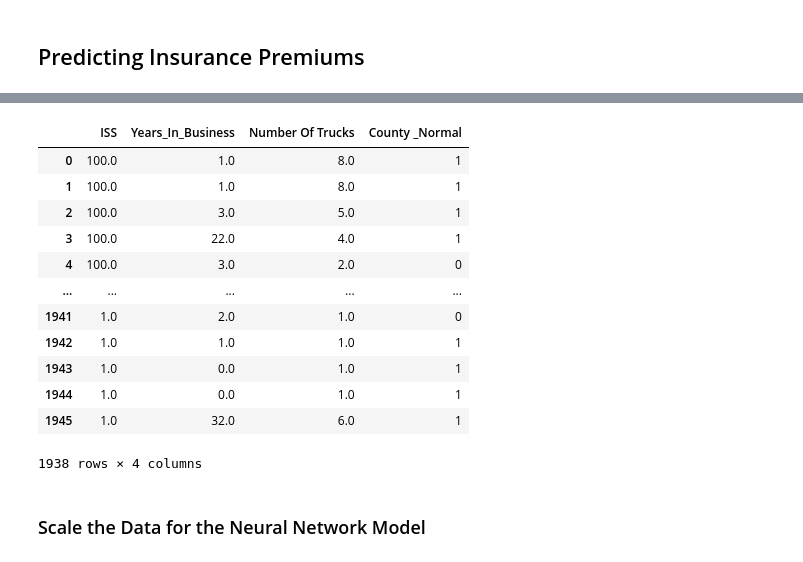
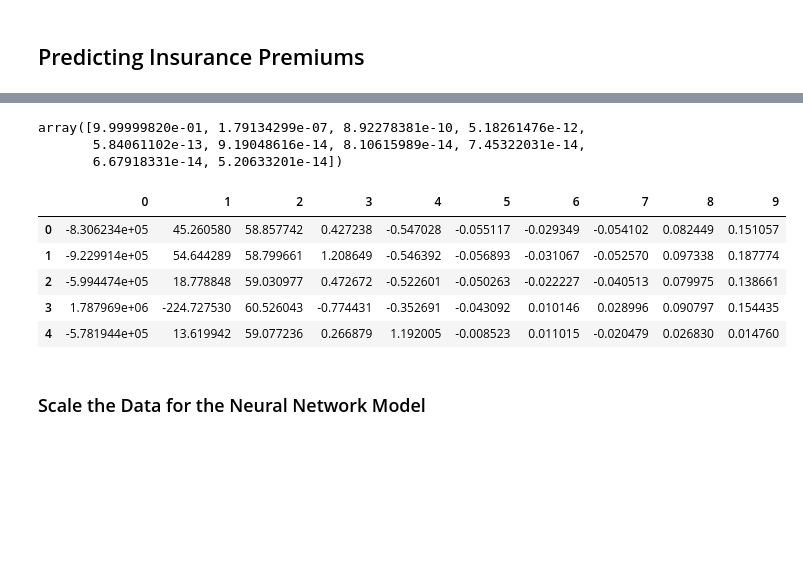
Before and after one commit to wdriera33/FintechProject2, a Jupyter notebook: InsurancePremiumModel.ipynb, the cells around one changed output, grey strips where cells are left out. Saved outputs shown, nothing was run; the diff lists cells and outputs as text; code cells hidden in the pictures; blank space fills up the shorter version.

```diff
--- a/InsurancePremiumModel.ipynb
+++ b/InsurancePremiumModel.ipynb
@@ -23,0 +29,5 @@ InsuranceData_df = InsuranceData_df.dropna()
+# %%
+#Get the Encoded Data from the original dataframe
+InsuranceData_df_encoded = pd.get_dummies(InsuranceData_df)
+feature_data_df = InsuranceData_df_encoded.drop(columns=['Yearly Premium'])
+feature_data_df.head()
@@ -23,0 +42,9 @@ InsuranceData_df = InsuranceData_df.dropna()
+# %%
+# set the PCA instance and declare the number of PCA variables
+pca=PCA(n_components=10)
+# %%
+# fit the PCA model on the transformed InsuranceData Dataframe
+insurance_pca = pca.fit_transform(feature_data_df)
+
+# reveiw the first 5 rows of the array of the features
+insurance_pca[:5]
@@ -24,25 +72,34 @@ InsuranceData_df = InsuranceData_df.dropna()
+# %%
+# Calculate the PCA explained variance ratio....this will determin if you have enough components to accurately explain the dataframe
+# the higher the sum of the number the better...it will explain x% of the total variance of the dataframe condensed into the PCA variables
+pca.explained_variance_ratio_
+# %% [output]
+array([9.99999820e-01, 1.79134299e-07, 8.92278381e-10, 5.18261476e-12,
+       5.84061102e-13, 9.19048616e-14, 8.10615989e-14, 7.45322031e-14,
+       6.67918331e-14, 5.20633201e-14])
+# %%
+# Create the PCA Dataframe
+insurance_pca_df = pd.DataFrame(
+    insurance_pca
+)
+
+# Review the PCA DataFrame
+insurance_pca_df.head()
+# %% [output]
+|  | 0 | 1 | 2 | 3 | 4 | 5 | 6 | 7 | 8 | 9 |
+| 0 | -8.306234e+05 | 45.260580 | 58.857742 | 0.427238 | -0.547028 | -0.055117 | -0.029349 | -0.054102 | 0.082449 | 0.151057 |
+| 1 | -9.229914e+05 | 54.644289 | 58.799661 | 1.208649 | -0.546392 | -0.056893 | -0.031067 | -0.052570 | 0.097338 | 0.187774 |
+| 2 | -5.994474e+05 | 18.778848 | 59.030977 | 0.472672 | -0.522601 | -0.050263 | -0.022227 | -0.040513 | 0.079975 | 0.138661 |
+| 3 | 1.787969e+06 | -224.727530 | 60.526043 | -0.774431 | -0.352691 | -0.043092 | 0.010146 | 0.028996 | 0.090797 | 0.154435 |
+| 4 | -5.781944e+05 | 13.619942 | 59.077236 | 0.266879 | 1.192005 | -0.008523 | 0.011015 | -0.020479 | 0.026830 | 0.014760 |
 # %%
 # Define the features data...aka the insurance premium feature inputs
 # right now I am just setting up the framework for the data inputs...for our project the X data will be all values other than the insurance premium
 
-InsuranceData_df = InsuranceData_df[['County ','ISS', 'Years_In_Business', 'Number Of Trucks ', 'Yearly Premium']]
-InsuranceData_df_encoded = pd.get_dummies(InsuranceData_df)
-X = InsuranceData_df_encoded.drop(columns=['Yearly Premium', 'County _High Risk'])
-X
+#InsuranceData_df = InsuranceData_df[['County ','ISS', 'Years_In_Business', 'Number Of Trucks ', 'Yearly Premium']]
+#InsuranceData_df_encoded = pd.get_dummies(InsuranceData_df)
+#X = InsuranceData_df_encoded.drop(columns=['Yearly Premium', 'County _High Risk'])
+X = insurance_pca_df
-# %% [output]
-|  | ISS | Years_In_Business | Number Of Trucks | County _Normal |
-| 0 | 100.0 | 1.0 | 8.0 | 1 |
-| 1 | 100.0 | 1.0 | 8.0 | 1 |
-| 2 | 100.0 | 3.0 | 5.0 | 1 |
-| 3 | 100.0 | 22.0 | 4.0 | 1 |
-| 4 | 100.0 | 3.0 | 2.0 | 0 |
-| ... | ... | ... | ... | ... |
-| 1941 | 1.0 | 2.0 | 1.0 | 0 |
-| 1942 | 1.0 | 1.0 | 1.0 | 1 |
-| 1943 | 1.0 | 0.0 | 1.0 | 1 |
-| 1944 | 1.0 | 0.0 | 1.0 | 1 |
-| 1945 | 1.0 | 32.0 | 6.0 | 1 |
-1938 rows × 4 columns
 # %%
 # Define the target Data....aka the insurance premium
 # right now I am just setting up the framework for the data inputs...for our project the y data will be the insurance premium
```
Also changed, not shown: parts of 26 cells of this notebook.
